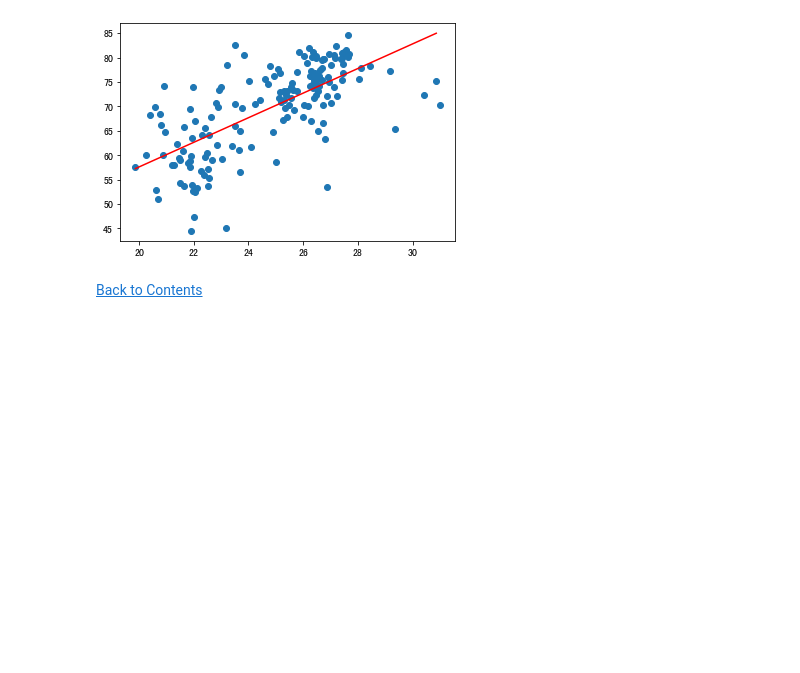
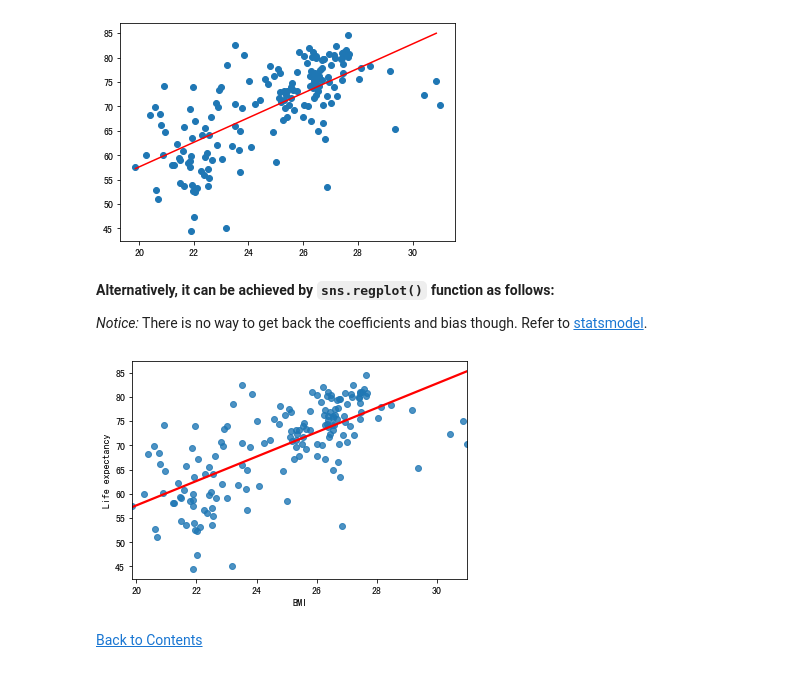
Before and after one commit to Alex-YuZ/Experiment-with-Linear-Regression, a Jupyter notebook: Linear_Regression.ipynb, the cells around one changed output. Saved outputs shown, nothing was run; the diff lists cells and outputs as text; code cells hidden in the pictures; blank space fills up the shorter version.

Commit message:
feat: Add sns.regplot to visualize linear regression

```diff
--- a/Linear_Regression.ipynb
+++ b/Linear_Regression.ipynb
@@ -90,6 +115,14 @@ plt.scatter(bmi_life_data.BMI, bmi_life_data.loc[:, 'Life expectancy'], zorder=1
 plt.plot(X, y, zorder=2, color='red');
 # %% [output]
 [figure]
+# %% [markdown]
+**Alternatively, it can be achieved by `sns.regplot()` function as follows:**
+
+_Notice:_ There is no way to get back the coefficients and bias though. Refer to [statsmodel](https://www.statsmodels.org/stable/index.html).
+# %%
+sns.regplot(data=bmi_life_data, x='BMI', y='Life expectancy', ci=None, line_kws={'color': 'red'});
+# %% [output]
+[figure, added]
 # %% [markdown]
 [Back to Contents](#content)
 # %% [markdown]
```
Also changed, not shown: parts of 12 cells of this notebook.
